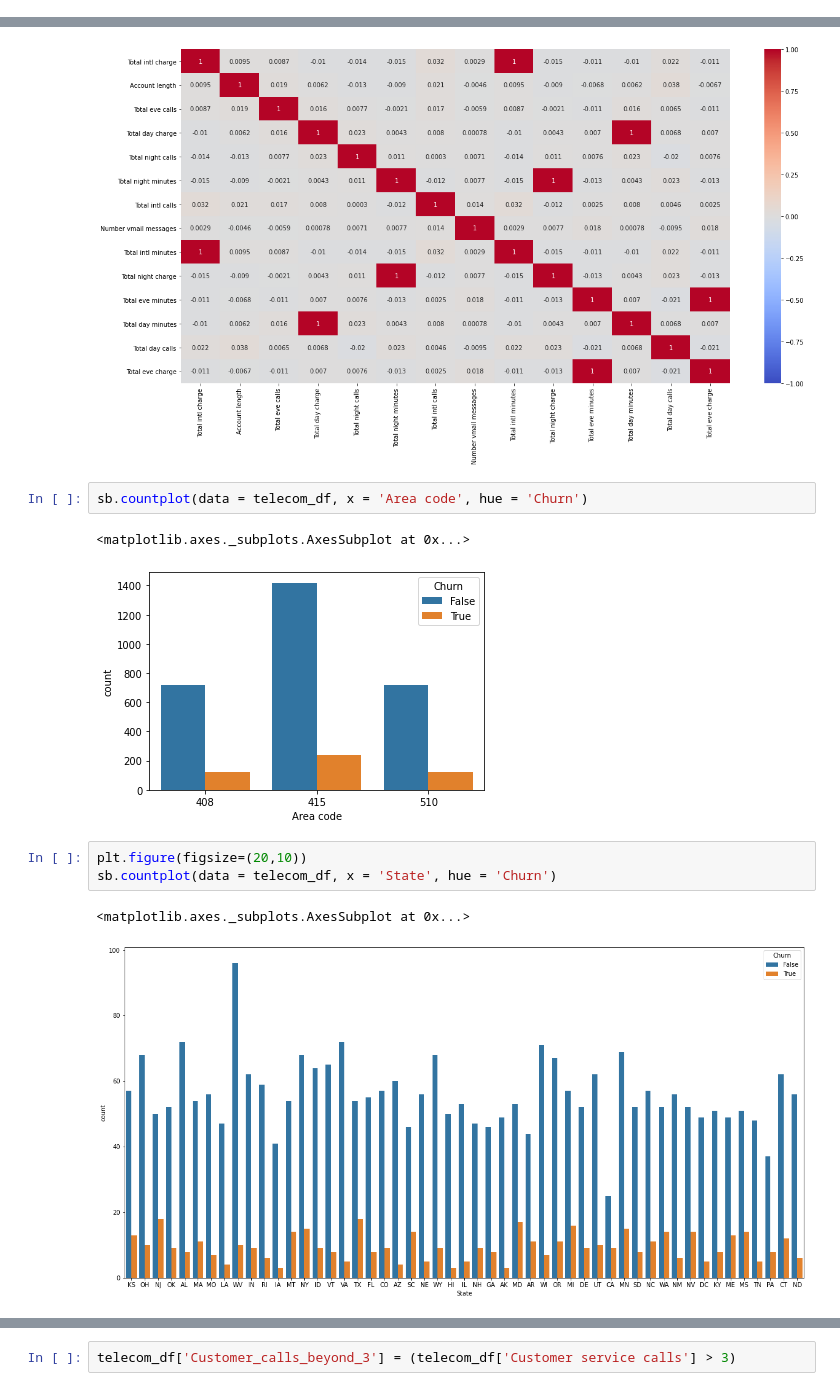
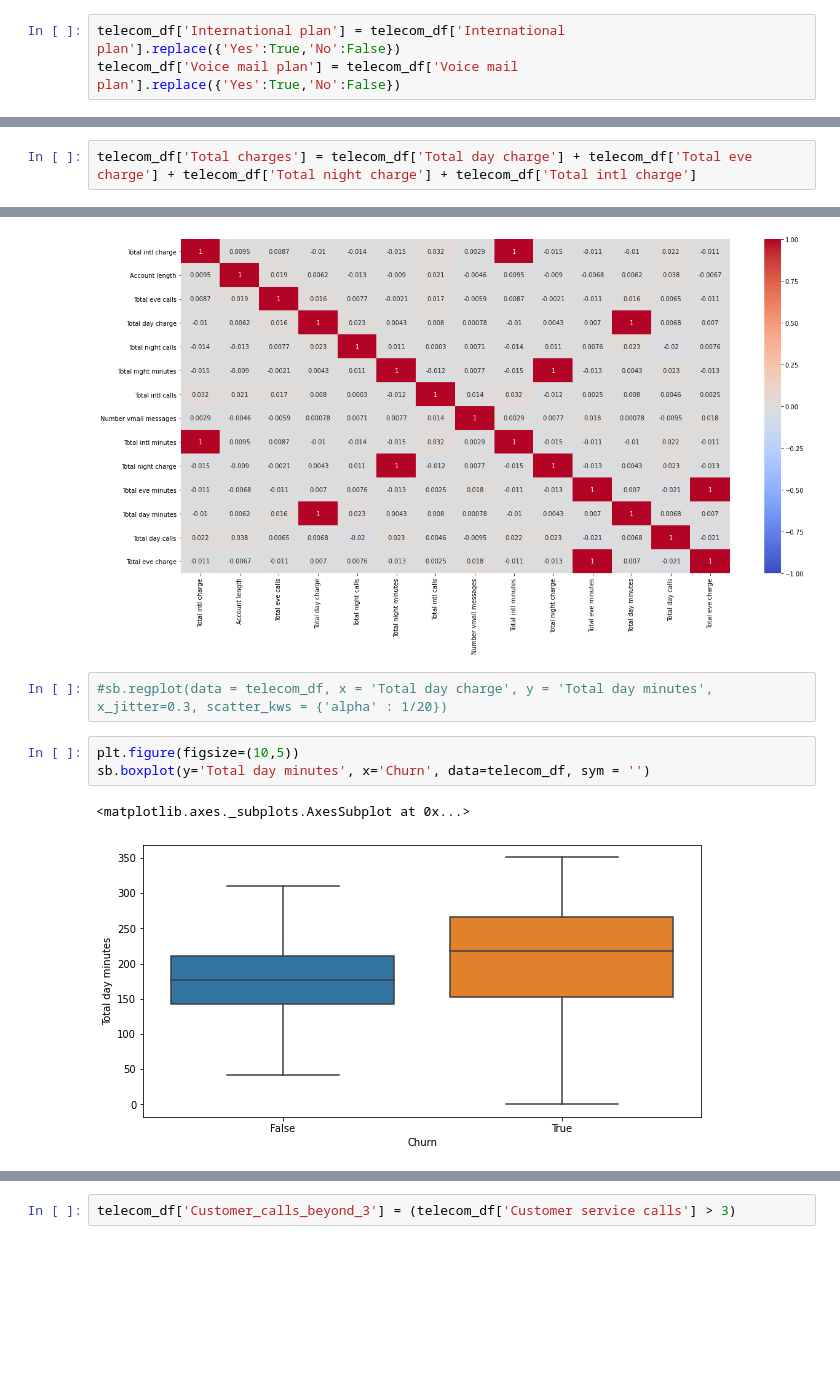
Before and after one commit to ankitbittu/Telecom-Churn-Analysis, a Jupyter notebook: Copy_of_Telecom_Churn_Analysis_Capstone_Project.ipynb, the cells around one changed output, grey strips where cells are left out. Drawn from its saved outputs; the diff is of its cells as text; blank space fills up the shorter version.

```diff
--- a/Copy_of_Telecom_Churn_Analysis_Capstone_Project.ipynb
+++ b/Copy_of_Telecom_Churn_Analysis_Capstone_Project.ipynb
@@ -53 +68,4 @@ memory usage: 498.1+ KB
+# %%
+telecom_df['International plan'] = telecom_df['International plan'].replace({'Yes':True,'No':False})
+telecom_df['Voice mail plan'] = telecom_df['Voice mail plan'].replace({'Yes':True,'No':False})
 # %%
@@ -82,0 +171,2 @@ telecom_df.groupby('Churn').agg({'Churn' : 'count'}).rename(columns = {'Churn':'
+# %%
+telecom_df['Total charges'] = telecom_df['Total day charge'] + telecom_df['Total eve charge'] + telecom_df['Total night charge'] + telecom_df['Total intl charge']
@@ -160,14 +436,11 @@ plt.figure(figsize=(20,10))
 sb.heatmap(corr_matrix, vmin = -1, cmap = 'coolwarm', annot = True);
 # %% [output]
 [figure]
-# %%
-sb.countplot(data = telecom_df, x = 'Area code', hue = 'Churn')
-# %% [output]
-<matplotlib.axes._subplots.AxesSubplot at 0x...>
-[figure, removed]
+# %%
+#sb.regplot(data = telecom_df, x = 'Total day charge', y = 'Total day minutes', x_jitter=0.3, scatter_kws = {'alpha' : 1/20})
 # %%
-plt.figure(figsize=(20,10))
-sb.countplot(data = telecom_df, x = 'State', hue = 'Churn')
+plt.figure(figsize=(10,5))
+sb.boxplot(y='Total day minutes', x='Churn', data=telecom_df, sym = '')
 # %% [output]
 <matplotlib.axes._subplots.AxesSubplot at 0x...>
-[figure, old version]
+[figure, new version]
```
Also changed, not shown: parts of 101 cells of this notebook.
